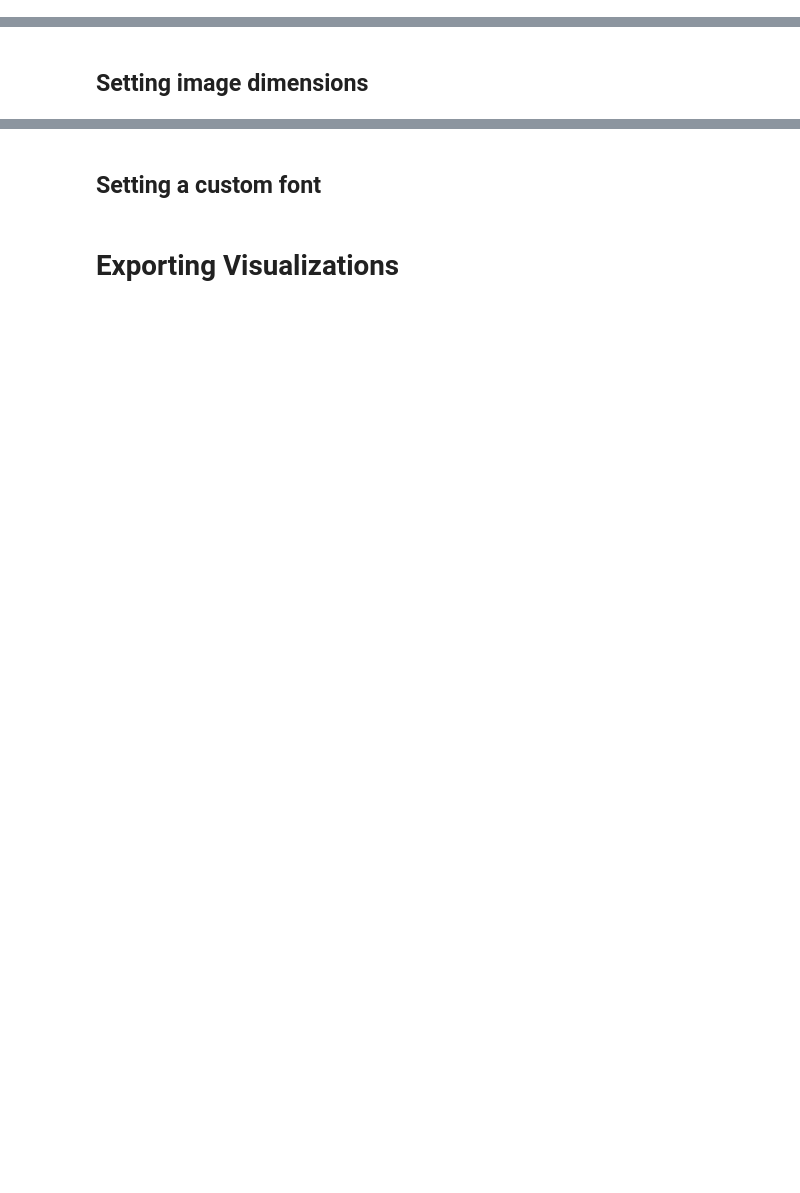
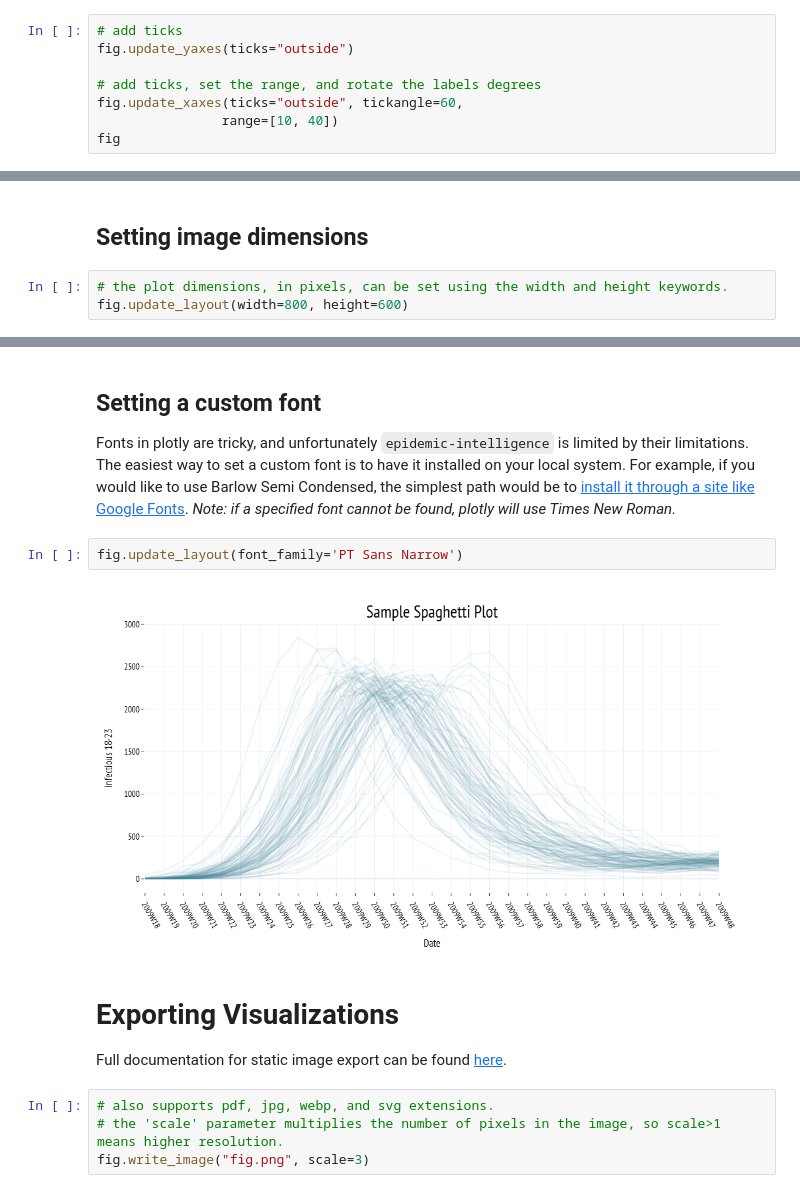
Before and after one commit to mattk7/epidemic-intelligence, a Jupyter notebook: _sources/content/styling_exporting.ipynb, the cells around one changed output, grey strips where cells are left out. Cells and saved outputs as stored; diff of their text form; blank space fills up the shorter version.

```diff
--- a/_sources/content/styling_exporting.ipynb
+++ b/_sources/content/styling_exporting.ipynb
@@ -7,0 +55,8 @@ While somewhat complicated, [full documentation for updating figures](https://pl
+# %%
+# add ticks
+fig.update_yaxes(ticks="outside")
+
+# add ticks, set the range, and rotate the labels degrees
+fig.update_xaxes(ticks="outside", tickangle=60,
+                range=[10, 40])
+fig
@@ -8,2 +65,5 @@ While somewhat complicated, [full documentation for updating figures](https://pl
 # %% [markdown]
 ## Setting image dimensions
+# %%
+# the plot dimensions, in pixels, can be set using the width and height keywords.
+fig.update_layout(width=800, height=600)
@@ -10,4 +72,14 @@ While somewhat complicated, [full documentation for updating figures](https://pl
 # %% [markdown]
 ## Setting a custom font
+Fonts in plotly are tricky, and unfortunately `epidemic-intelligence` is limited by their limitations. The easiest way to set a custom font is to have it installed on your local system. For example, if you would like to use Barlow Semi Condensed, the simplest path would be to [install it through a site like Google Fonts](https://fonts.google.com/specimen/Barlow+Semi+Condensed). *Note: if a specified font cannot be found, plotly will use Times New Roman.*
+# %%
+fig.update_layout(font_family='PT Sans Narrow')
+# %% [output]
+[figure, added]
 # %% [markdown]
 # Exporting Visualizations
+Full documentation for static image export can be found [here](https://plotly.com/python/static-image-export/).
+# %%
+# also supports pdf, jpg, webp, and svg extensions.
+# the 'scale' parameter multiplies the number of pixels in the image, so scale>1 means higher resolution.
+fig.write_image("fig.png", scale=3)
```
Also changed, not shown: parts of 6 cells of this notebook, 20 other files.
